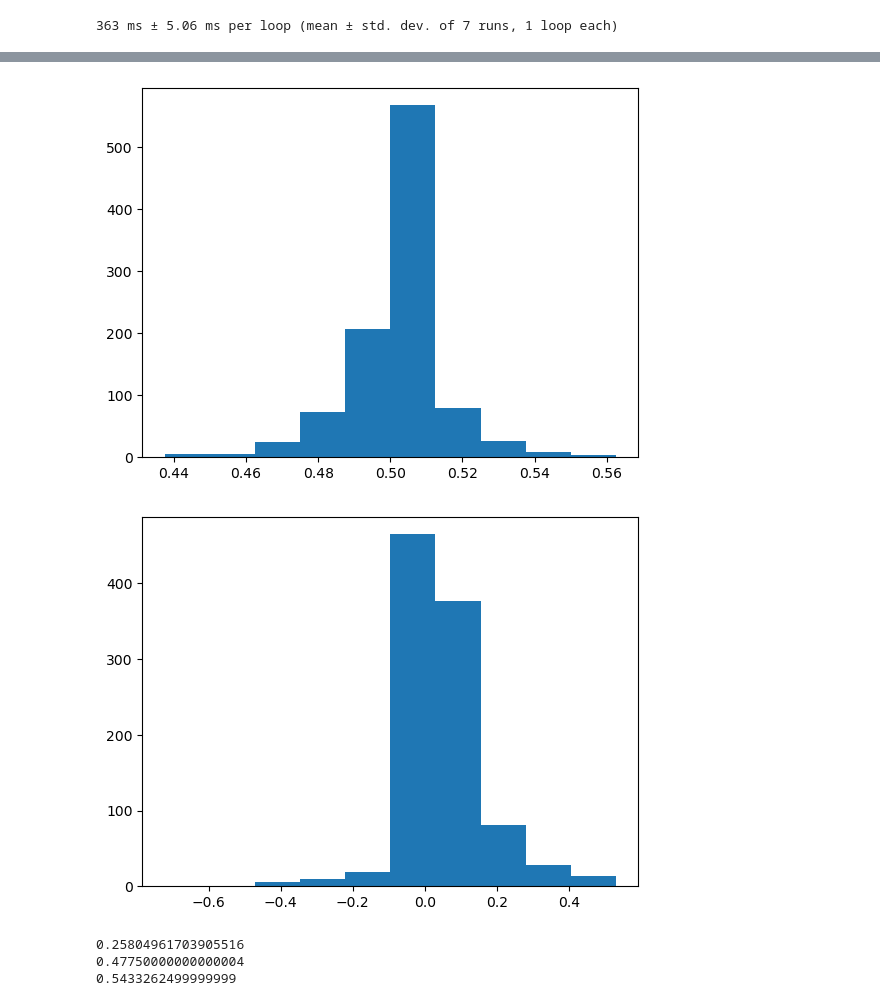
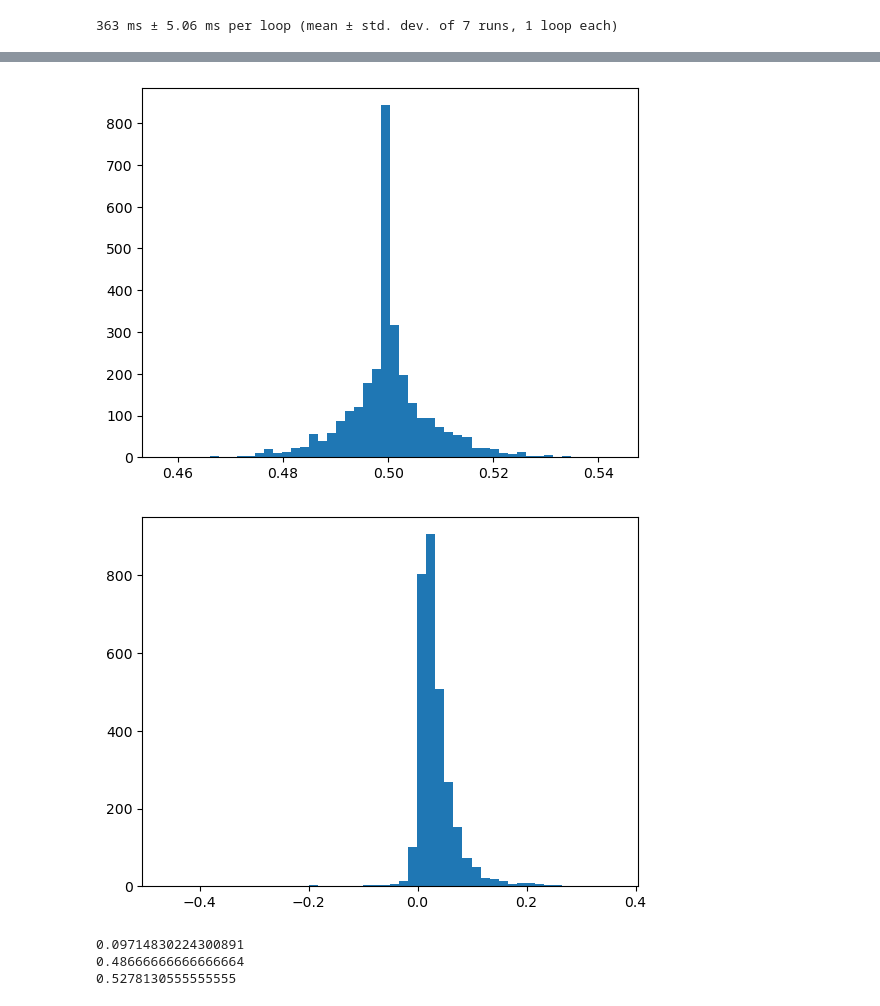
Before and after one commit to ZhengtingHe/ADwithNE, a Jupyter notebook: demo/null.ipynb, the cells around one changed output, grey strips where cells are left out. Saved outputs shown, nothing was run; the diff lists cells and outputs as text; code cells hidden in the pictures.

Commit message:
Null results at 3000

```diff
--- a/demo/null.ipynb
+++ b/demo/null.ipynb
@@ -258,7 +258,7 @@ print(bootstrap_permutation.mce_exp)
 # %% [output]
 363 ms ± 5.06 ms per loop (mean ± std. dev. of 7 runs, 1 loop each)
 # %%
-n = 1000
+n = 3000
 auc_results = np.zeros(n)
 lrt_results = np.zeros(n)
 mce_results = np.zeros(n)
@@ -301,13 +301,13 @@ plt.show()
 # %%
-plt.hist(mce_results)
+plt.hist(mce_results, bins=50)
 plt.show()
 # %% [output]
-[figure, old version]
+[figure, new version]
 # %%
-plt.hist(lrt_results)
+plt.hist(lrt_results, bins=50)
 plt.show()
 # %% [output]
-[figure, old version]
+[figure, new version]
 # %%
 # Find threshold for 95% confidence level
 lrt_threshold = np.percentile(lrt_results, 95)
@@ -321,9 +321,9 @@ print(mce_threshold)
 auc_threshold = np.percentile(auc_results, 95)
 print(auc_threshold)
 # %% [output]
-0.25804961703905516
-0.47750000000000004
-0.5433262499999999
+0.09714830224300891
+0.48666666666666664
+0.5278130555555555
 # %%
 import toml
 toml_file = '../config.toml'
```
Also changed, not shown: parts of 1 cell of this notebook, 1 other file.
